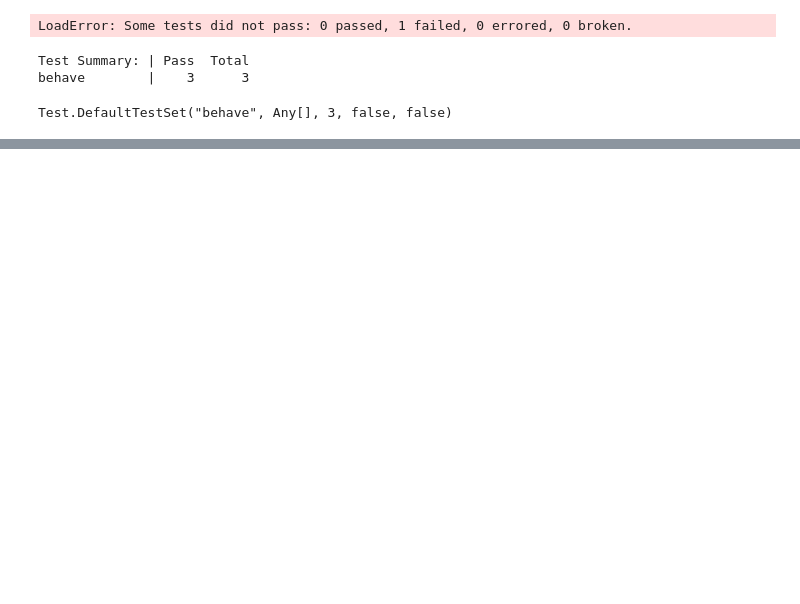
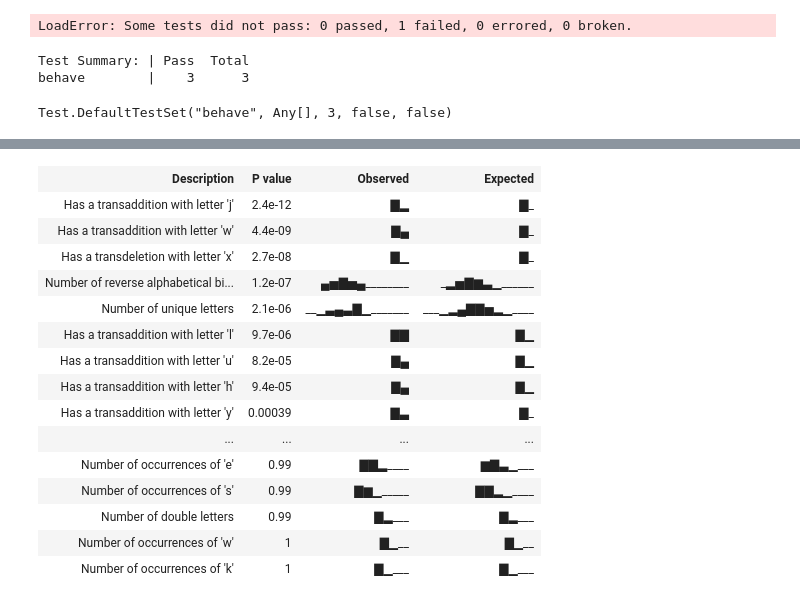
Before and after one commit to rdeits/Noticer.jl, a Jupyter notebook: noticer.ipynb, the cells around one changed output, grey strips where cells are left out. Cells and saved outputs as stored; diff of their text form; code cells hidden in the pictures; blank space fills up the shorter version.

```diff
--- a/noticer.ipynb
+++ b/noticer.ipynb
@@ -243,0 +429,19 @@ LoadError: Some tests did not pass: 0 passed, 1 failed, 0 errored, 0 broken.
+# %%
+results
+# %% [output]
+| Description | P value | Observed | Expected |
+| Has a transaddition with letter 'j' | 2.4e-12 | ▇▂ | ▇_ |
+| Has a transaddition with letter 'w' | 4.4e-09 | ▇▄ | ▇_ |
+| Has a transdeletion with letter 'x' | 2.7e-08 | ▇▁ | ▇_ |
+| Number of reverse alphabetical bi... | 1.2e-07 | ▄▅▇▅▄________ | _▂▅▇▆▃▁______ |
+| Number of unique letters | 2.1e-06 | __▁▃▄▃▇▁_______ | ___▁▂▄▇▇▅▂▁____ |
+| Has a transaddition with letter 'l' | 9.7e-06 | ▇▇ | ▇▁ |
+| Has a transaddition with letter 'u' | 8.2e-05 | ▇▄ | ▇▁ |
+| Has a transaddition with letter 'h' | 9.4e-05 | ▇▄ | ▇▁ |
+| Has a transaddition with letter 'y' | 0.00039 | ▇▃ | ▇_ |
+| ... | ... | ... | ... |
+| Number of occurrences of 'e' | 0.99 | ▇▇▂____ | ▆▇▃▁___ |
+| Number of occurrences of 's' | 0.99 | ▇▆▁_____ | ▇▇▂▁____ |
+| Number of double letters | 0.99 | ▇▂___ | ▇▂___ |
+| Number of occurrences of 'w' | 1 | ▇▁__ | ▇▁__ |
+| Number of occurrences of 'k' | 1 | ▇▁___ | ▇▁___ |
```
Also changed, not shown: parts of 19 cells of this notebook, 13 other files.
